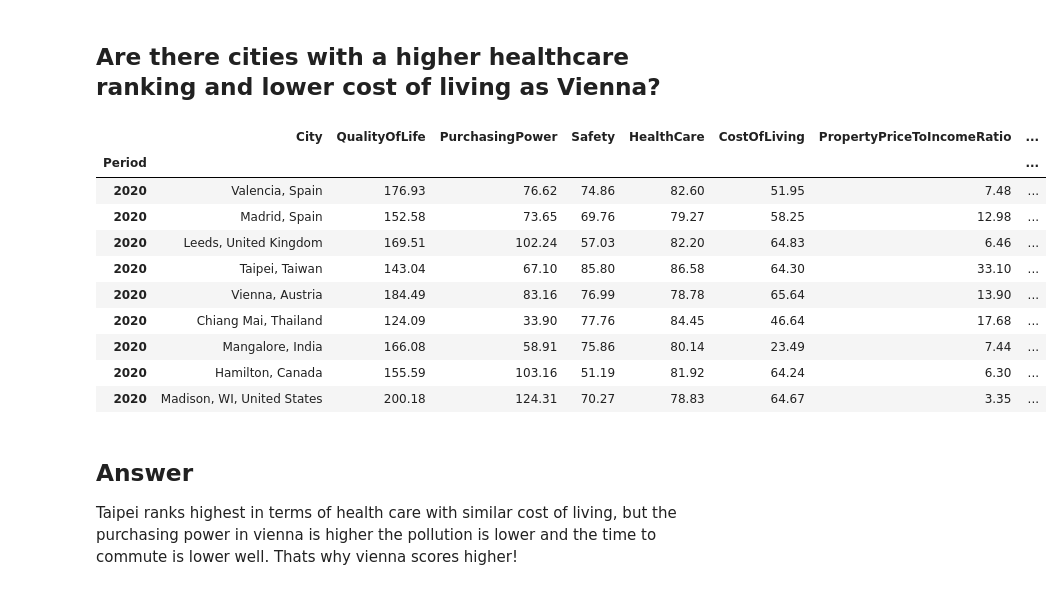
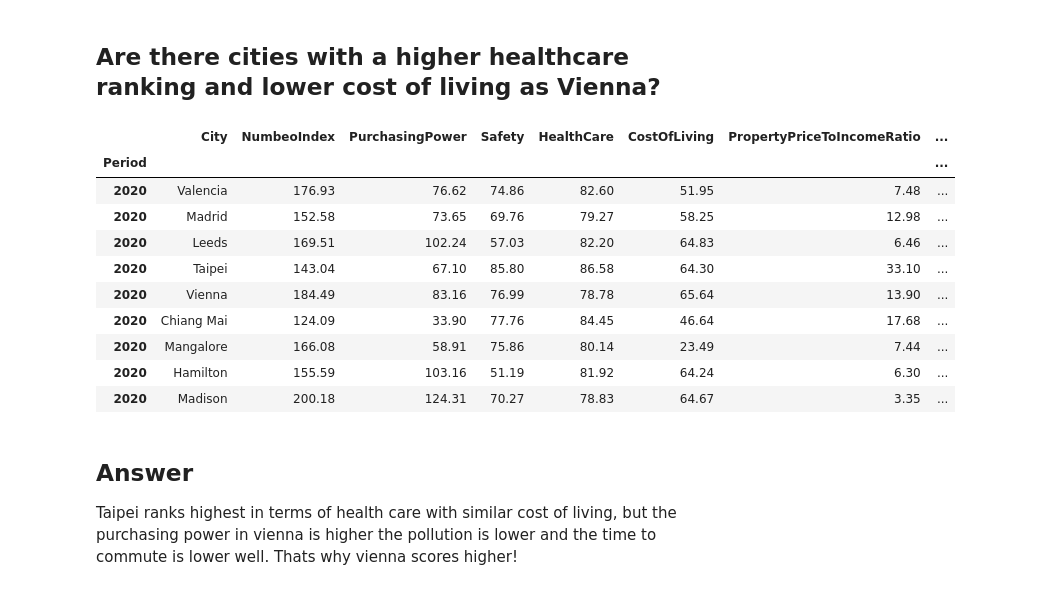
Before and after one commit to helmuthb/data-oriented-programming, a Jupyter notebook: Numbeo.ipynb, the cells around one changed output. Cells and saved outputs as stored; diff of their text form; code cells hidden in the pictures.

```diff
--- a/Numbeo.ipynb
+++ b/Numbeo.ipynb
@@ -161,0 +161,14 @@ TODO: For that we should import the mercer data and integrate them with the data
+# %%
+dfNumbeo = pd.read_csv(r"data\Numbeo.csv",sep=";",decimal=",")
+dfNumbeo.columns = ['Period', 'City', 'NumbeoIndex', 'PurchasingPower', 'Safety', 'HealthCare', 'CostOfLiving', 'PropertyPriceToIncomeRatio', 'TrafficCommuteTime','Pollution', 'Climate']
+
+dfNumbeo[['City','Country','Country2']] = dfNumbeo['City'].str.split(',',expand=True)
+#why does it introduce another column?
+#dfNumbeo.to_csv("numbeoprocessed.csv", index=False)
+#Answer United States is part of the city name, so dropping this column...
+dfNumbeo.drop('Country2', axis=1, inplace=True)
+dfNumbeo2012 = dfNumbeo.set_index('Period').loc['2012-Q1',:]
+dfNumbeo2012.reset_index(inplace=True)
+dfNumbeo2012.set_index('City',inplace=True)
+dfNumbeo2012["NumbeoRank"] = dfNumbeo2012["NumbeoIndex"].rank(ascending=False)
+dfNumbeo2012
@@ -346,22 +548,22 @@ And interesting insight is that in order to get good health care you not necessa
 # %% [markdown]
 ## Are there cities with a higher healthcare ranking and lower cost of living as Vienna?
 # %%
-ViennaHealthCare = dfNumbeo2020_cleaned.loc[dfNumbeo2020_cleaned.City == 'Vienna, Austria','HealthCare'].values[0]
-ViennaCostOfLiving = dfNumbeo2020_cleaned.loc[dfNumbeo2020_cleaned.City == 'Vienna, Austria','CostOfLiving'].values[0]
+ViennaHealthCare = dfNumbeo2020_cleaned.loc[dfNumbeo2020_cleaned.City == 'Vienna','HealthCare'].values[0]
+ViennaCostOfLiving = dfNumbeo2020_cleaned.loc[dfNumbeo2020_cleaned.City == 'Vienna','CostOfLiving'].values[0]
 
 dfNumbeo2020_cleaned.loc[((dfNumbeo2020_cleaned.HealthCare >= ViennaHealthCare) & (dfNumbeo2020_cleaned.CostOfLiving <= ViennaCostOfLiving)) ,:]
 # %% [output]
-|  | City | QualityOfLife | PurchasingPower | Safety | HealthCare | CostOfLiving | PropertyPriceToIncomeRatio | ... |
+|  | City | NumbeoIndex | PurchasingPower | Safety | HealthCare | CostOfLiving | PropertyPriceToIncomeRatio | ... |
 | Period |  |  |  |  |  |  |  | ... |
-| 2020 | Valencia, Spain | 176.93 | 76.62 | 74.86 | 82.60 | 51.95 | 7.48 | ... |
-| 2020 | Madrid, Spain | 152.58 | 73.65 | 69.76 | 79.27 | 58.25 | 12.98 | ... |
-| 2020 | Leeds, United Kingdom | 169.51 | 102.24 | 57.03 | 82.20 | 64.83 | 6.46 | ... |
-| 2020 | Taipei, Taiwan | 143.04 | 67.10 | 85.80 | 86.58 | 64.30 | 33.10 | ... |
-| 2020 | Vienna, Austria | 184.49 | 83.16 | 76.99 | 78.78 | 65.64 | 13.90 | ... |
-| 2020 | Chiang Mai, Thailand | 124.09 | 33.90 | 77.76 | 84.45 | 46.64 | 17.68 | ... |
-| 2020 | Mangalore, India | 166.08 | 58.91 | 75.86 | 80.14 | 23.49 | 7.44 | ... |
-| 2020 | Hamilton, Canada | 155.59 | 103.16 | 51.19 | 81.92 | 64.24 | 6.30 | ... |
-| 2020 | Madison, WI, United States | 200.18 | 124.31 | 70.27 | 78.83 | 64.67 | 3.35 | ... |
+| 2020 | Valencia | 176.93 | 76.62 | 74.86 | 82.60 | 51.95 | 7.48 | ... |
+| 2020 | Madrid | 152.58 | 73.65 | 69.76 | 79.27 | 58.25 | 12.98 | ... |
+| 2020 | Leeds | 169.51 | 102.24 | 57.03 | 82.20 | 64.83 | 6.46 | ... |
+| 2020 | Taipei | 143.04 | 67.10 | 85.80 | 86.58 | 64.30 | 33.10 | ... |
+| 2020 | Vienna | 184.49 | 83.16 | 76.99 | 78.78 | 65.64 | 13.90 | ... |
+| 2020 | Chiang Mai | 124.09 | 33.90 | 77.76 | 84.45 | 46.64 | 17.68 | ... |
+| 2020 | Mangalore | 166.08 | 58.91 | 75.86 | 80.14 | 23.49 | 7.44 | ... |
+| 2020 | Hamilton | 155.59 | 103.16 | 51.19 | 81.92 | 64.24 | 6.30 | ... |
+| 2020 | Madison | 200.18 | 124.31 | 70.27 | 78.83 | 64.67 | 3.35 | ... |
 # %% [markdown]
 ## Answer
 Taipei ranks highest in terms of health care with similar cost of living, but the purchasing power in vienna is higher the pollution is lower and the time to commute is lower well. Thats why vienna scores higher!
```
Also changed, not shown: parts of 20 cells of this notebook, 9 other files.
